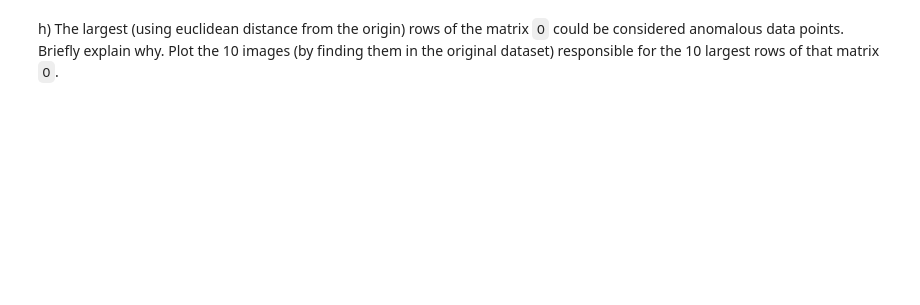
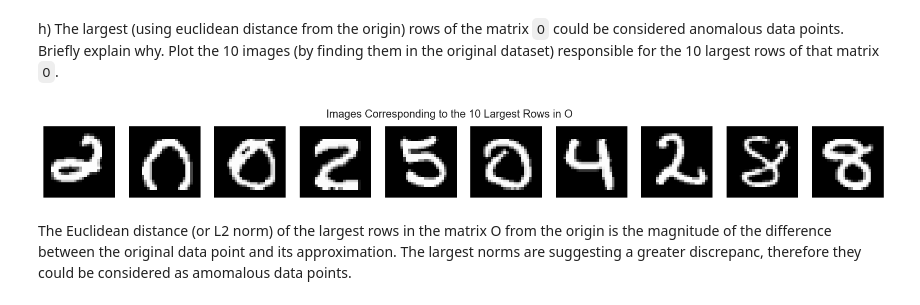
Before and after one commit to MaoMaoCV/Data-Science-Fundamentals, a Jupyter notebook: lecture_10/worksheet_10.ipynb, the cells around one changed output. Cells and saved outputs as stored; diff of their text form; code cells hidden in the pictures; blank space fills up the shorter version.

```diff
--- a/lecture_10/worksheet_10.ipynb
+++ b/lecture_10/worksheet_10.ipynb
@@ -422,2 +481,8 @@ f) Repeat e) on the original dataset (if you used a subset of the dataset, keep
 # %% [markdown]
 g) Create a matrix (let's call it `O`) that is the difference between the original dataset and the rank-10 approximation of the dataset. i.e. if the original dataset is `A` and the rank-10 approximation is `B`, then `O = A - B`
+# %%
+rank = 10
+S10 = np.diag(S[:rank])  # Construct a diagonal matrix with the top 10 singular values
+B = np.dot(U[:, :rank], np.dot(S10, VT[:rank, :]))  # Rank-10 approximation of X_sample
+O = X_sample - B  # Difference matrix
+print(O)
@@ -424,2 +503,23 @@ g) Create a matrix (let's call it `O`) that is the difference between the origin
 # %% [markdown]
 h) The largest (using euclidean distance from the origin) rows of the matrix `O` could be considered anomalous data points. Briefly explain why. Plot the 10 images (by finding them in the original dataset) responsible for the 10 largest rows of that matrix `O`.
+# %%
+import numpy as np
+import matplotlib.pyplot as plt
+
+# Calculate the Euclidean norm of each row in O
+norms = np.linalg.norm(O, axis=1)
+
+# Find the indices of the 10 largest norms
+largest_indices = np.argsort(norms)[-10:]
+
+# Plot the 10 images corresponding to these indices from the original dataset
+fig, axs = plt.subplots(1, 10, figsize=(20, 2))
+for i, ax in enumerate(axs):
+    ax.imshow(X_sample[largest_indices[i]].reshape(28, 28), cmap='gray')
+    ax.axis('off')
+plt.suptitle('Images Corresponding to the 10 Largest Rows in O')
+plt.show()
+# %% [output]
+[figure, added]
+# %% [markdown]
+The Euclidean distance (or L2 norm) of the largest rows in the matrix O from the origin is the magnitude of the difference between the original data point and its approximation. The largest norms are suggesting a greater discrepanc, therefore they could be considered as amomalous data points.
```
Also changed, not shown: parts of 9 cells of this notebook.
